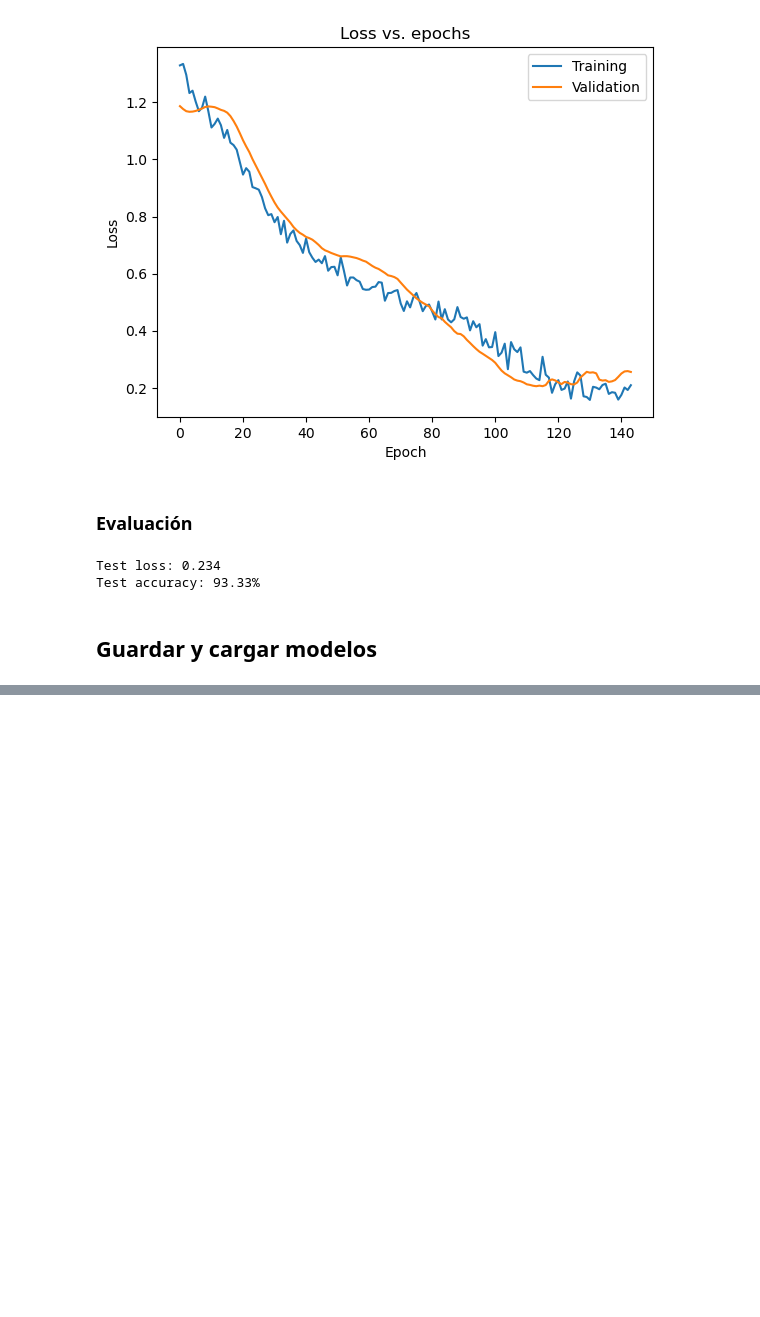
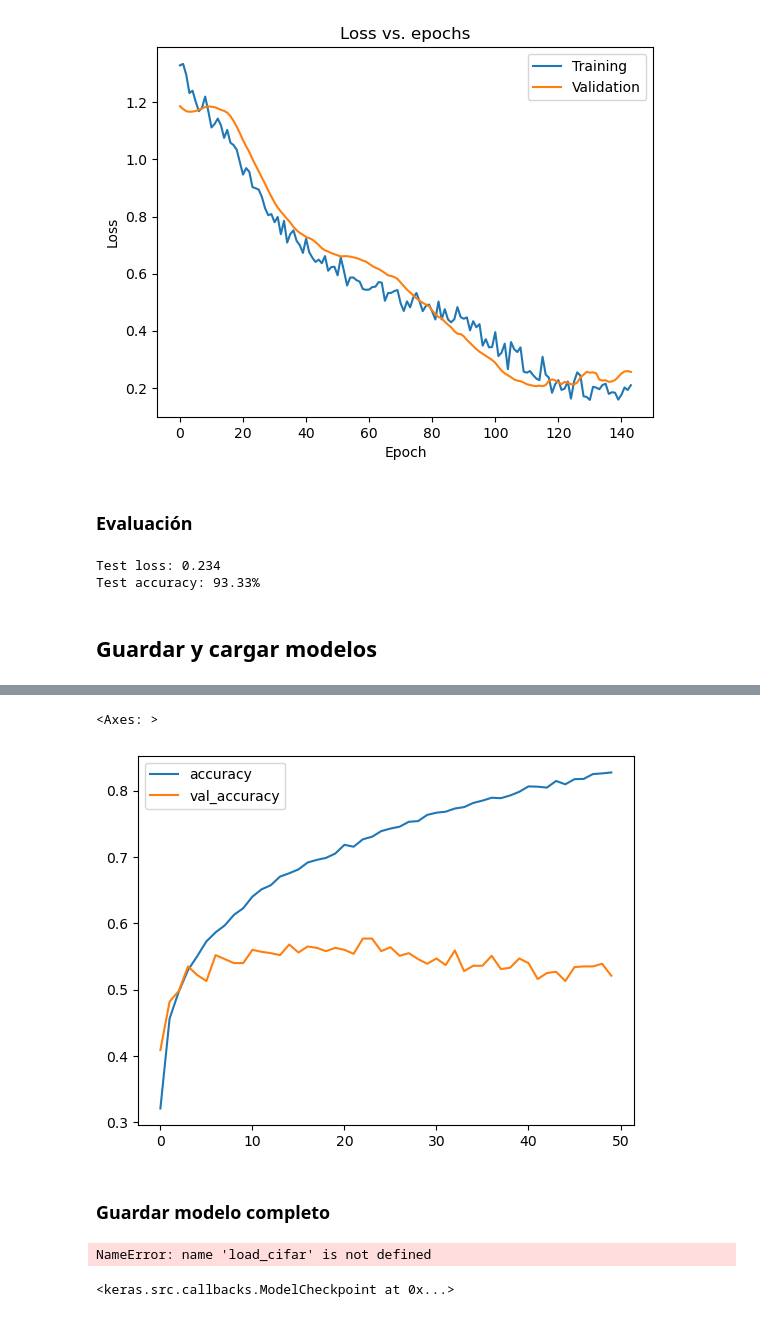
Before and after one commit to dfosorio111/tech_skills, a Jupyter notebook: deep_learning/tensorflow.ipynb, the cells around one changed output, grey strips where cells are left out. Saved outputs shown, nothing was run; the diff lists cells and outputs as text; code cells hidden in the pictures; blank space fills up the shorter version.

```diff
--- a/deep_learning/tensorflow.ipynb
+++ b/deep_learning/tensorflow.ipynb
@@ -1863,0 +2265,6 @@ Test accuracy: 93.33%
+# %%
+# crear modelo CNN
+model_check1 = get_new_model() # crear modelo CNN
+
+# entrenar modelo con Checkpoint Callback
+model_check1.fit(x_train, y_train, epochs=3, validation_data=(x_test, y_test), batch_size=10, callbacks=[checkpoint_5000])
@@ -1863,0 +2290,4 @@ Test accuracy: 93.33%
+# %%
+# crear modelo sin entrenar
+model_untrain = get_new_model()
+model_untrain
@@ -1863,0 +2313,15 @@ Test accuracy: 93.33%
+# %%
+# crear Checkpoint Callback que monitorea la accuracy en validacion
+
+checkp_best_path = 'model_checkpoints_best/checkpoint' # path de Checkpoin
+
+# crear Checkpoint Callback
+# parametros: guardar solo pesos de modelo, monitorear val_accuracy, guardar SOLO mejor modelo
+
+checkp_best = ModelCheckpoint(filepath=checkp_best_path,
+                              save_weights_only = True,
+                              save_freq='epoch',
+                              monitor='val_accuracy',
+                              save_best_only = True,
+                              verbose = 1)
+checkp_best
@@ -1863,0 +2330,8 @@ Test accuracy: 93.33%
+# %%
+# entrenar modelo y guardar pesos con mayor val_accuracy
+history = model_untrain.fit(x_train, y_train,
+                            epochs=50,
+                            validation_data = (x_test, y_test),
+                            batch_size= 10,
+                            callbacks = [checkp_best],
+                            verbose=1)
@@ -1863,0 +2350,26 @@ Test accuracy: 93.33%
+# %%
+# evaluar modelo
+df = pd.DataFrame(history.history)
+df.plot(y=['accuracy','val_accuracy'])
+# %% [output]
+<Axes: >
+[figure, added]
+# %% [markdown]
+### Guardar modelo completo
+# %%
+# cargar base de datos CIFAR-10
+load_cifar()
+# %% [output]
+NameError: name 'load_cifar' is not defined
+# %%
+# crear
+
+chckp_path1 = 'model_checkp'
+checkp1 = ModelCheckpoint(filepath=chckp_path1,
+                          save_weights=False,
+                          frequency='epoch',
+                          verbose=1)
+
+checkp1
+# %% [output]
+<keras.src.callbacks.ModelCheckpoint at 0x...>
```
Also changed, not shown: parts of 127 cells of this notebook.
